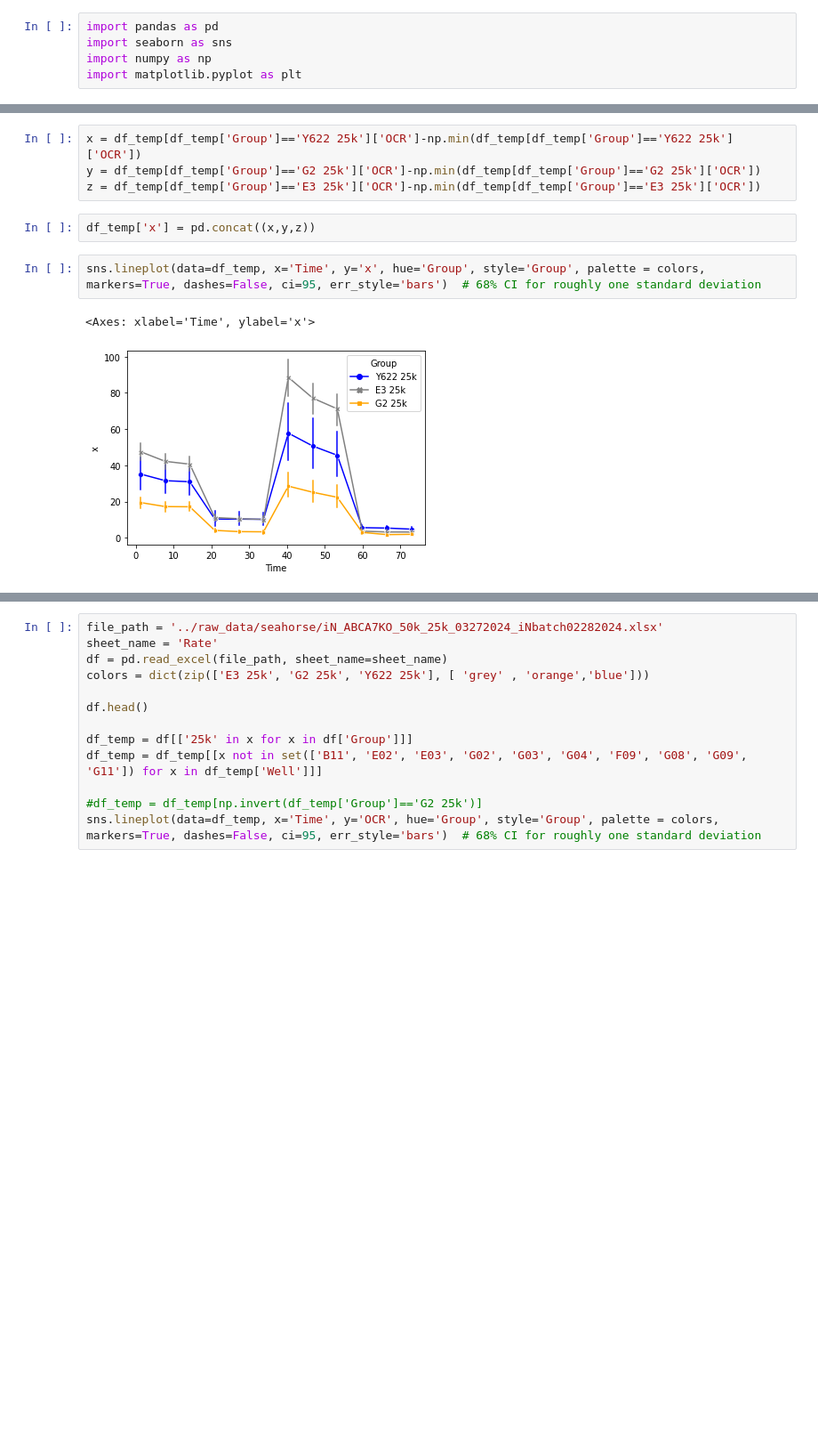
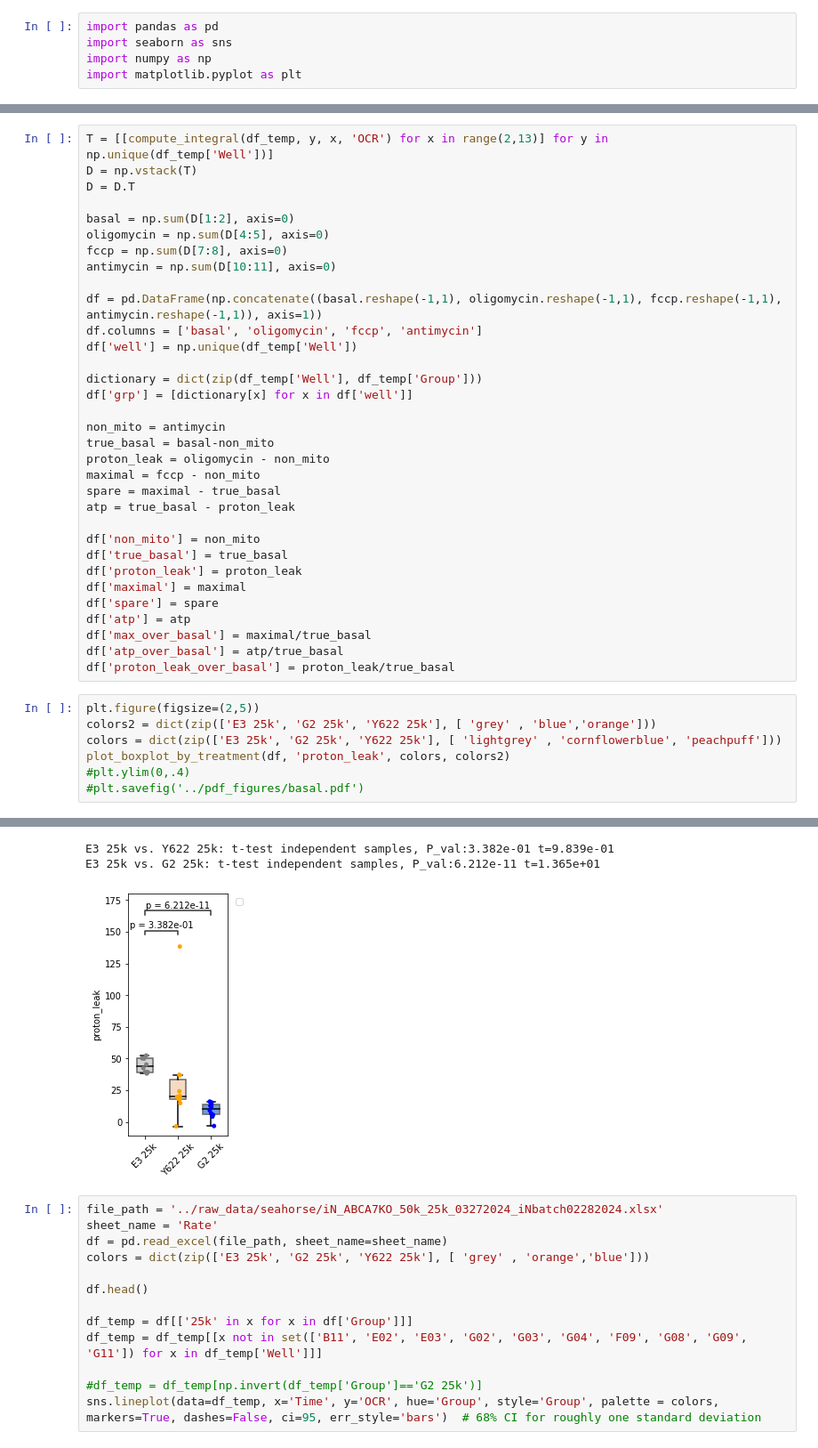
Before and after one commit to djunamay/ABCA7lof2, a Jupyter notebook: notebooks/seahorse.ipynb, the cells around one changed output, grey strips where cells are left out. Shown at 89% size. Cells and saved outputs as stored; diff of their text form; blank space fills up the shorter version.

```diff
--- a/notebooks/seahorse.ipynb
+++ b/notebooks/seahorse.ipynb
@@ -40,12 +175,42 @@ sns.lineplot(data=df_temp, x='Time', y='OCR', hue='Group', style='Group', palett
 [figure]
-# %%
-x = df_temp[df_temp['Group']=='Y622 25k']['OCR']-np.min(df_temp[df_temp['Group']=='Y622 25k']['OCR'])
-y = df_temp[df_temp['Group']=='G2 25k']['OCR']-np.min(df_temp[df_temp['Group']=='G2 25k']['OCR'])
-z = df_temp[df_temp['Group']=='E3 25k']['OCR']-np.min(df_temp[df_temp['Group']=='E3 25k']['OCR'])
-# %%
-df_temp['x'] = pd.concat((x,y,z))
-# %%
-sns.lineplot(data=df_temp, x='Time', y='x', hue='Group', style='Group', palette = colors, markers=True, dashes=False, ci=95, err_style='bars')  # 68% CI for roughly one standard deviation
-# %% [output]
-<Axes: xlabel='Time', ylabel='x'>
-[figure, removed]
+# %%
+T = [[compute_integral(df_temp, y, x, 'OCR') for x in range(2,13)] for y in np.unique(df_temp['Well'])]
+D = np.vstack(T)
+D = D.T
+
+basal = np.sum(D[1:2], axis=0)
+oligomycin = np.sum(D[4:5], axis=0)
+fccp = np.sum(D[7:8], axis=0)
+antimycin = np.sum(D[10:11], axis=0)
+
+df = pd.DataFrame(np.concatenate((basal.reshape(-1,1), oligomycin.reshape(-1,1), fccp.reshape(-1,1), antimycin.reshape(-1,1)), axis=1))
+df.columns = ['basal', 'oligomycin', 'fccp', 'antimycin']
+df['well'] = np.unique(df_temp['Well'])
+
+dictionary = dict(zip(df_temp['Well'], df_temp['Group']))
+df['grp'] = [dictionary[x] for x in df['well']]
+
+non_mito = antimycin
+true_basal = basal-non_mito
+proton_leak = oligomycin - non_mito
+maximal = fccp - non_mito
+spare = maximal - true_basal
+atp = true_basal - proton_leak
+
+df['non_mito'] = non_mito
+df['true_basal'] = true_basal
+df['proton_leak'] = proton_leak
+df['maximal'] = maximal
+df['spare'] = spare
+df['atp'] = atp
+df['max_over_basal'] = maximal/true_basal
+df['atp_over_basal'] = atp/true_basal
+df['proton_leak_over_basal'] = proton_leak/true_basal
+# %%
+plt.figure(figsize=(2,5))
+colors2 = dict(zip(['E3 25k', 'G2 25k', 'Y622 25k'], [ 'grey' , 'blue','orange']))
+colors = dict(zip(['E3 25k', 'G2 25k', 'Y622 25k'], [ 'lightgrey' , 'cornflowerblue', 'peachpuff']))
+plot_boxplot_by_treatment(df, 'proton_leak', colors, colors2)
+#plt.ylim(0,.4)
+#plt.savefig('../pdf_figures/basal.pdf')
+# %% [output]
@@ -52,3 +218,6 @@ sns.lineplot(data=df_temp, x='Time', y='x', hue='Group', style='Group', palette
+E3 25k vs. Y622 25k: t-test independent samples, P_val:3.382e-01 t=9.839e-01
+E3 25k vs. G2 25k: t-test independent samples, P_val:6.212e-11 t=1.365e+01
+[figure, added]
 # %%
 file_path = '../raw_data/seahorse/iN_ABCA7KO_50k_25k_03272024_iNbatch02282024.xlsx'
 sheet_name = 'Rate'
```
Also changed, not shown: parts of 22 cells of this notebook.
